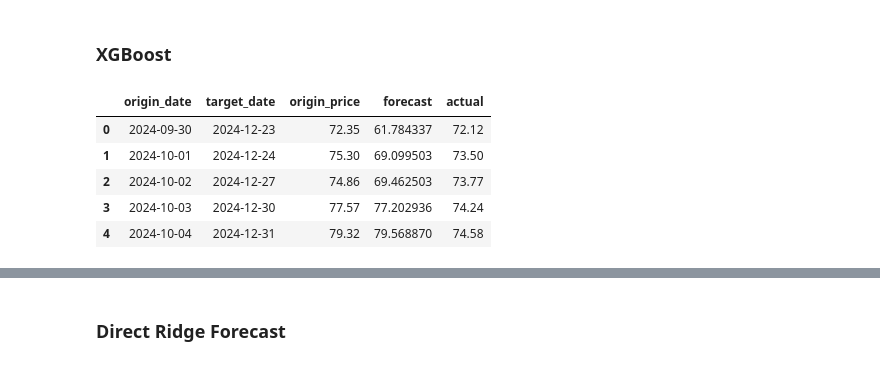
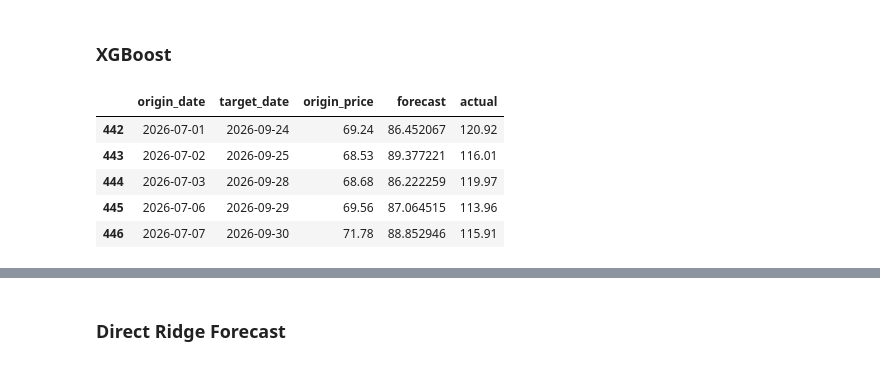
Before and after one commit to airrehn/Sample-Taxed, a Jupyter notebook: notebooks/hcy_forecast60.ipynb, the cells around one changed output, grey strips where cells are left out. Saved outputs shown, nothing was run; the diff lists cells and outputs as text; code cells hidden in the pictures.

```diff
--- a/notebooks/hcy_forecast60.ipynb
+++ b/notebooks/hcy_forecast60.ipynb
@@ -89,14 +89,14 @@ compare_models(test_results, horizon=60)
 ### XGBoost
 # %%
 res = walk_forward(data, forecast_funct=xgb_direct_forecast, lookback=3000, **test_args)
-res.head()
+res.tail()
 # %% [output]
 |  | origin_date | target_date | origin_price | forecast | actual |
-| 0 | 2024-09-30 | 2024-12-23 | 72.35 | 61.784337 | 72.12 |
-| 1 | 2024-10-01 | 2024-12-24 | 75.30 | 69.099503 | 73.50 |
-| 2 | 2024-10-02 | 2024-12-27 | 74.86 | 69.462503 | 73.77 |
-| 3 | 2024-10-03 | 2024-12-30 | 77.57 | 77.202936 | 74.24 |
-| 4 | 2024-10-04 | 2024-12-31 | 79.32 | 79.568870 | 74.58 |
+| 442 | 2026-07-01 | 2026-09-24 | 69.24 | 86.452067 | 120.92 |
+| 443 | 2026-07-02 | 2026-09-25 | 68.53 | 89.377221 | 116.01 |
+| 444 | 2026-07-03 | 2026-09-28 | 68.68 | 86.222259 | 119.97 |
+| 445 | 2026-07-06 | 2026-09-29 | 69.56 | 87.064515 | 113.96 |
+| 446 | 2026-07-07 | 2026-09-30 | 71.78 | 88.852946 | 115.91 |
 # %%
 test_results["XGBoost"] = res
 
```
Also changed, not shown: parts of 16 cells of this notebook, 1 other file.
